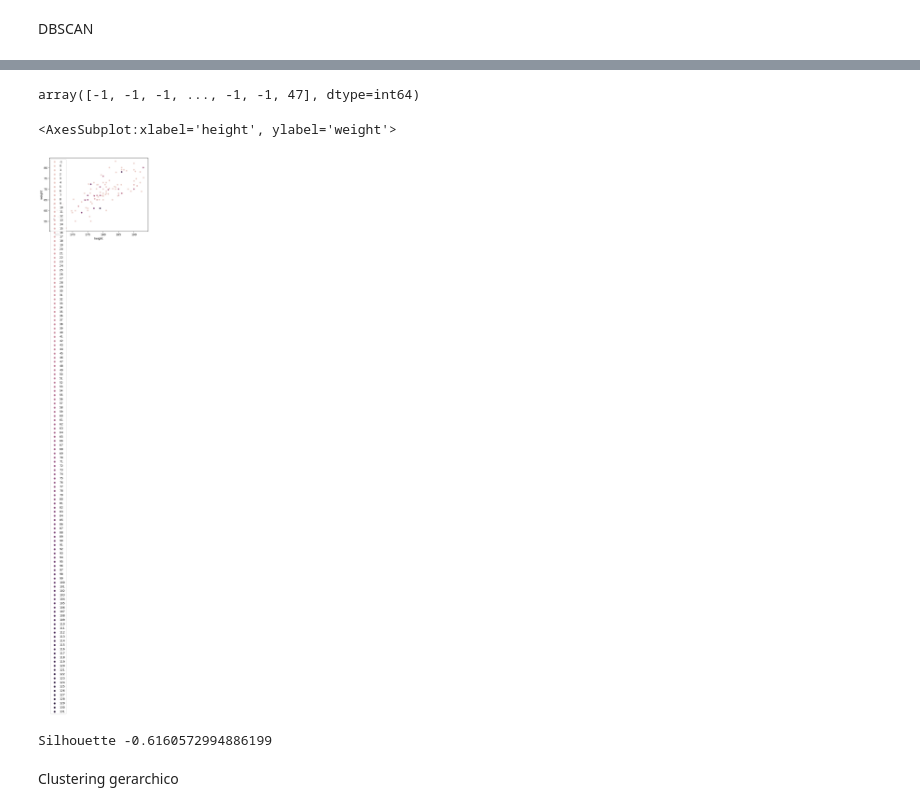
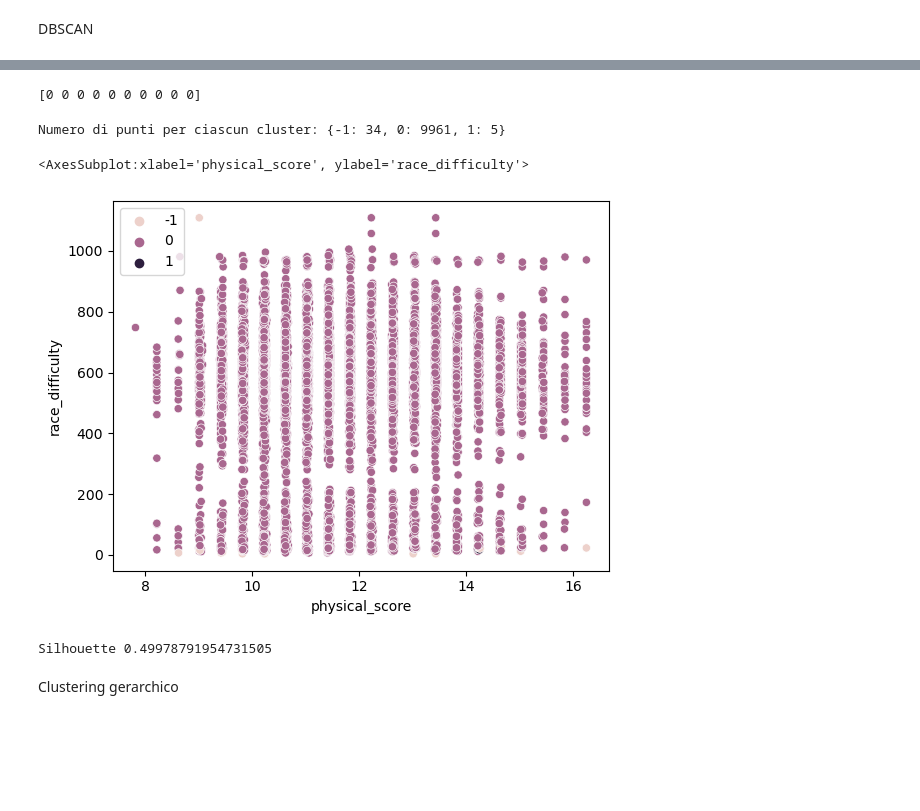
Before and after one commit to lesi-nedo/dm_project24_group_11, a Jupyter notebook: clustering_marghe.ipynb, the cells around one changed output, grey strips where cells are left out. Cells and saved outputs as stored; diff of their text form; code cells hidden in the pictures; blank space fills up the shorter version.

Commit message:
clustering

```diff
--- a/clustering_marghe.ipynb
+++ b/clustering_marghe.ipynb
@@ -66,6 +44,30 @@ clustering_features = clustering_features.iloc[0:10000]
+# %%
+clustering_features = MergedDataset[[
+    'physical_score', 'race_difficulty',
+    'combined_score_per_km', 'race_performance_score'
+]].iloc[0:10000]
 # %%
 from sklearn.preprocessing import StandardScaler
 
 scaler = StandardScaler()
 scaler.fit(clustering_features)
-data = scaler.transform(clustering_features)
+data_scaled = scaler.transform(clustering_features)
+# %%
+# Calcolo della distanza del k-esimo vicino per trovare il valore di eps
+k = 4  # Numero minimo di punti per formare un cluster (MinPts)
+nearest_neighbors = NearestNeighbors(n_neighbors=k)
+nearest_neighbors.fit(data_scaled)
+distances, indices = nearest_neighbors.kneighbors(data_scaled)
+
+# Ordinamento delle distanze del k-esimo vicino
+kth_distances = np.sort(distances[:, k-1])
+
+# Plot della curva per individuare il valore di 'eps'
+plt.figure(figsize=(10, 5))
+plt.plot(kth_distances)
+plt.xlabel("Punti ordinati secondo la distanza al k-esimo vicino")
+plt.ylabel(f"{k}-esimo Vicino Distanza")
+plt.title(f"Selezione del parametro eps per DBSCAN con MinPts = {k}")
+plt.grid(True)
+#plt.yticks(np.arange(0, np.max(kth_distances) + 0.1, 0.1))
+plt.show()
@@ -73,6 +77,8 @@ data = scaler.transform(clustering_features)
 DBSCAN
 # %%
 from sklearn.cluster import DBSCAN
-dbscan = DBSCAN(eps=0.5, min_samples=5)
-dbscan.fit(data)
+
+eps_value = 0.7  # Cambia questo valore in base al grafico
+dbscan = DBSCAN(eps=eps_value, min_samples=k)
+dbscan.fit(data_scaled)
 # %% [output]
@@ -104,15 +86,25 @@ np.unique(dbscan.labels_, return_counts=True)
-# %%
-dbscan.labels_
-# %% [output]
-array([-1, -1, -1, ..., -1, -1, 47], dtype=int64)
+# %%
+# Stampa le etichette dei cluster
+labels = dbscan.labels_
+print(labels[:10])
+# %% [output]
+[0 0 0 0 0 0 0 0 0 0]
+# %%
+# Controlla la distribuzione dei cluster
+unique, counts = np.unique(labels, return_counts=True)
+cluster_counts = dict(zip(unique, counts))
+print("Numero di punti per ciascun cluster:", cluster_counts)
+# %% [output]
+Numero di punti per ciascun cluster: {-1: 34, 0: 9961, 1: 5}
 # %%
-seaborn.scatterplot(data=clustering_features, x="height", y="weight", hue=dbscan.labels_, legend='full')
+import seaborn
+seaborn.scatterplot(data=clustering_features, x="physical_score", y="race_difficulty", hue=dbscan.labels_, legend='full')
 # %% [output]
-<AxesSubplot:xlabel='height', ylabel='weight'>
+<AxesSubplot:xlabel='physical_score', ylabel='race_difficulty'>
-[figure, old version]
+[figure, new version]
 # %%
-print('Silhouette %s' % silhouette_score(X, dbscan.labels_))
+print('Silhouette %s' % silhouette_score(clustering_features, dbscan.labels_))
 # %% [output]
-Silhouette -0.6160572994886199
+Silhouette 0.49978791954731505
 # %% [markdown]
 Clustering gerarchico
```
Also changed, not shown: parts of 15 cells of this notebook.
